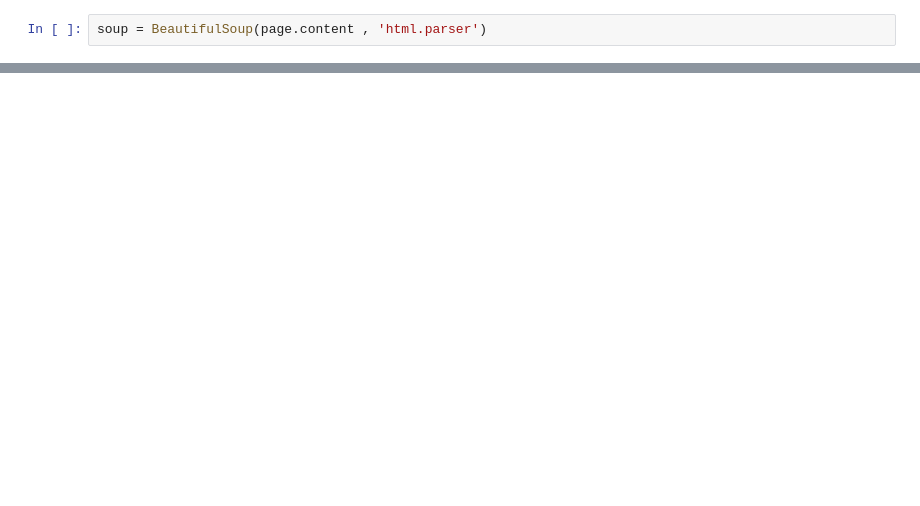
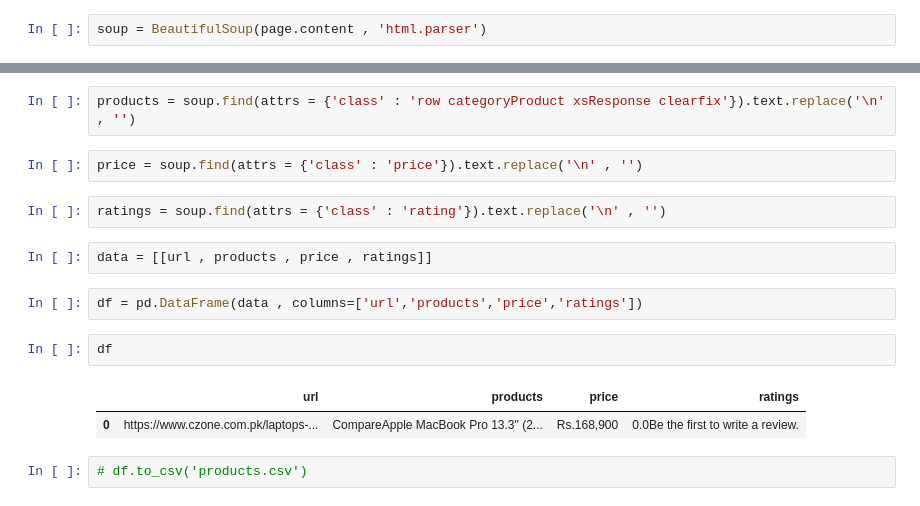
Before and after one commit to ridsa00/CS261F21PID37, a Jupyter notebook: MidTermProject.ipynb, the cells around one changed output, grey strips where cells are left out. Saved outputs shown, nothing was run; the diff lists cells and outputs as text; blank space fills up the shorter version.

```diff
--- a/MidTermProject.ipynb
+++ b/MidTermProject.ipynb
@@ -136,0 +153,17 @@ content
+# %%
+products = soup.find(attrs = {'class' : 'row categoryProduct xsResponse clearfix'}).text.replace('\n' , '')
+# %%
+price = soup.find(attrs = {'class' : 'price'}).text.replace('\n' , '')
+# %%
+ratings = soup.find(attrs = {'class' : 'rating'}).text.replace('\n' , '')
+# %%
+data = [[url , products , price , ratings]]
+# %%
+df = pd.DataFrame(data , columns=['url','products','price','ratings'])
+# %%
+df
+# %% [output]
+|  | url | products | price | ratings |
+| 0 | https://www.czone.com.pk/laptops-... | CompareApple MacBook Pro 13.3" (2... | Rs.168,900 | 0.0Be the first to write a review. |
+# %%
+# df.to_csv('products.csv')
```
Also changed, not shown: parts of 7 cells of this notebook, 1 other file.
